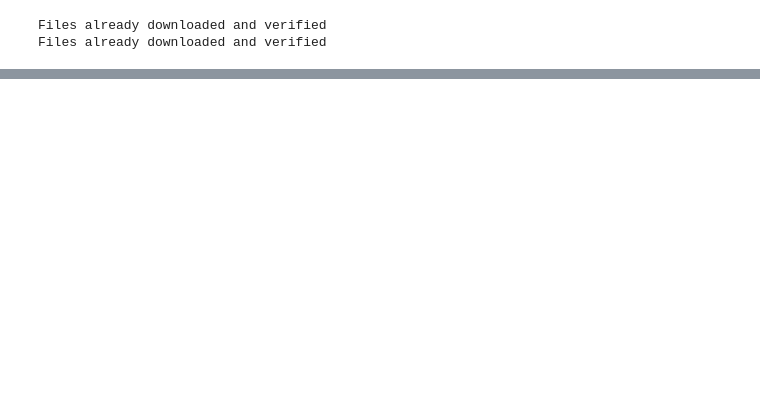
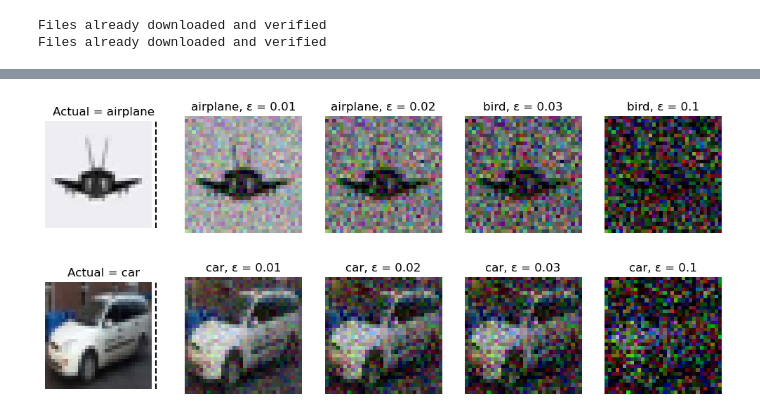
Before and after one commit to holzhauk/LocalLearning, a Jupyter notebook: notebooks/Attacks and boxplots .ipynb, the cells around one changed output, grey strips where cells are left out. Drawn from its saved outputs; the diff is of its cells as text; code cells hidden in the pictures; blank space fills up the shorter version.

Commit message:
Boxplots and accuracy versus iterations, started looking at the perturbed images (not completly meaningful yet)

```diff
--- a/notebooks/Attacks and boxplots .ipynb
+++ b/notebooks/Attacks and boxplots .ipynb
@@ -130,10 +117,3 @@ def data_critirium(
             raise ValueError("Not a valid criterium")
 
     return data, lab_data
-# %%
-max_num_steps = 1200
-step_size = 0.001
-n = 0
-eps_start = 0.001
-
-eps_list = [eps_start + n * step_size for n in range(max_num_steps + 1)]
@@ -414,0 +120,6 @@ def critical_epsilon(criterium, model, attack, print_accuracy = False):
+# %%
+max_num_steps = 1200
+step_size = 0.001
+eps_start = 0
+
+eps_list = [eps_start + n * step_size for n in range(max_num_steps + 1)]
@@ -451,7 +293,8 @@ def plot_accuracy(ll, bp):
 bp_modelK = load_Konstantin_model("bp_KHModel_kh_layer_cifar10.pty","bp")
 ll_modelK = load_Konstantin_model("ll_KHModel_kh_layer_cifar10.pty","ll")
 # %%
-print_accuracy = False
+pa = False # print accuracy
+si = True # show images
 # %%
-criteps_bp_wn, critdist_bp_wn, correct_bp_wn = crit_eps("correct", bp_modelK, "WN", print_accuracy=print_accuracy)
-criteps_ll_wn, critdist_ll_wn, correct_ll_wn = crit_eps("correct", ll_modelK, "WN", print_accuracy=print_accuracy)
+criteps_bp_wn, critdist_bp_wn, correct_bp_wn, images_bp_wn = crit_eps("correct", bp_modelK, "WN", print_accuracy=pa)
+criteps_ll_wn, critdist_ll_wn, correct_ll_wn, images_ll_wn = crit_eps("correct", ll_modelK, "WN", print_accuracy=pa)
@@ -465,0 +301,6 @@ plot_accuracy(correct_ll_wn,correct_bp_wn)
+# %%
+plot_images(images_bp_wn)
+plot_images(images_ll_wn)
+# %% [output]
+[figure, added]
+[figure, added]
```
Also changed, not shown: parts of 22 cells of this notebook.
